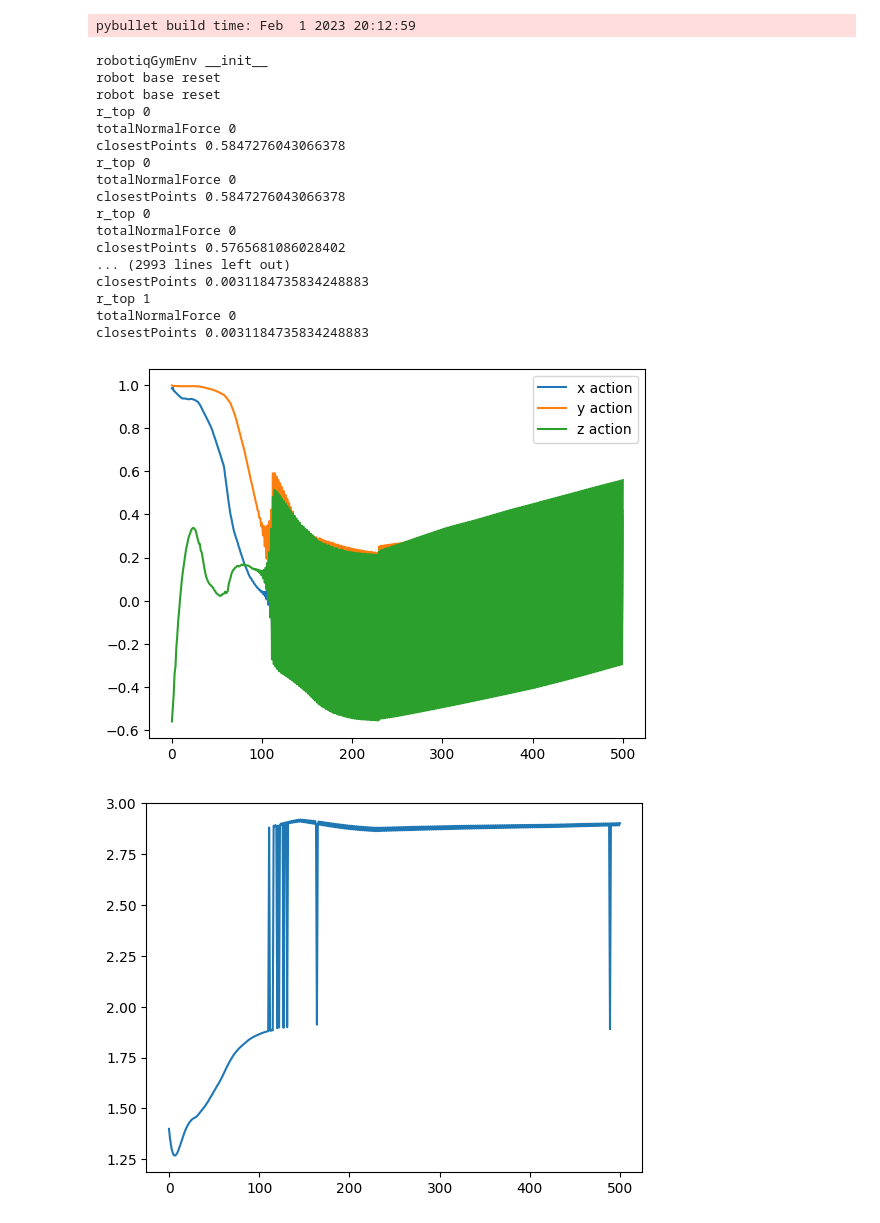
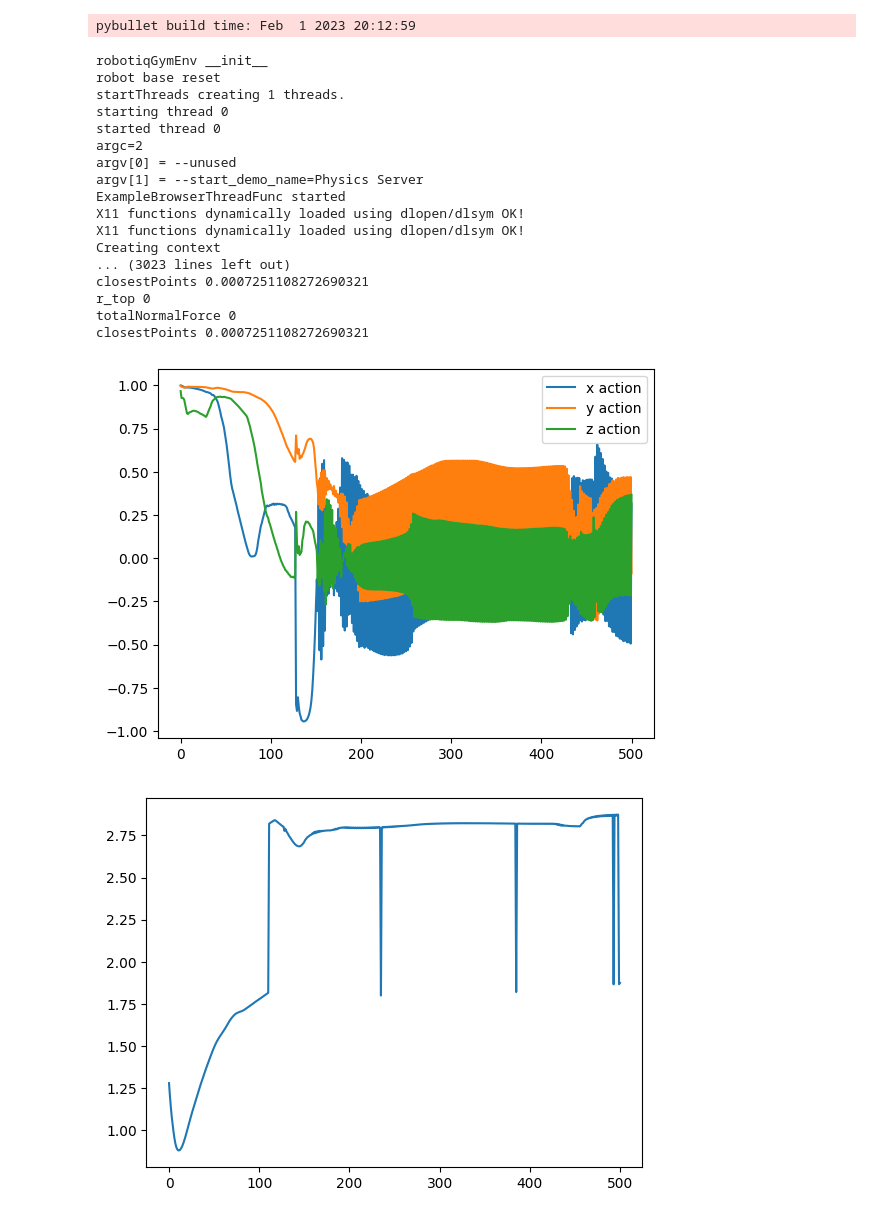
Before and after one commit to baha2r/Fanuc_Robotiq_Grasp, a Jupyter notebook: EnvDebug.ipynb, the cells around one changed output. Drawn from its saved outputs; the diff is of its cells as text; code cells hidden in the pictures.

Commit message:
model updated!

```diff
--- a/EnvDebug.ipynb
+++ b/EnvDebug.ipynb
@@ -22,9 +22,9 @@ from stable_baselines3.common.results_plotter import load_results, ts2xy
 
 def main():
 
-    env = robotiqGymEnv(records=False, renders=False, isDiscrete=False)
+    env = robotiqGymEnv(records=False, renders=True)
 
-    dir = "models/20230301-08:19PM_SAC_M1000/best_model.zip"
+    dir = "models/20230303-12:10AM_SAC_M1000_0.03/best_model.zip"
     model = SAC.load(dir)
 
     # mean_reward, std_reward = evaluate_policy(model, env, n_eval_episodes=10)
@@ -66,7 +66,7 @@ def main():
         targetyposition_ = np.append(targetyposition_ , p.getBasePositionAndOrientation(env.blockUid)[0][1] - 0.2)
         targetzposition_ = np.append(targetzposition_ , p.getBasePositionAndOrientation(env.blockUid)[0][2])
         closestpoint_ = np.append(closestpoint_ , p.getClosestPoints(env._robotiq.robotiqUid, env.blockUid, 100, -1, -1)[0][8])
-        # env.render()
+        env.render()
         # time.sleep(0.1)
 
 
@@ -77,45 +77,45 @@ def main():
 
     plt.figure()
     plt.plot(rewards_, label="reward")
 
     plt.figure()
     plt.plot(xposition_, label="x position")
     plt.plot(yposition_, label="y position")
     plt.plot(zposition_, label="z position")
 
     plt.plot(targetxposition_, label="target x position", linestyle='--')
     plt.plot(targetyposition_, label="target y position", linestyle='--')
     plt.plot(targetzposition_, label="target z position", linestyle='--')
     plt.legend()
 
     plt.figure()
     plt.plot(closestpoint_, label="closest distance")
     plt.plot(np.zeros(len(closestpoint_)), linestyle='--')
     plt.legend()
 
 
 
 
 if __name__ == "__main__":
   main()
 # %% [output]
 pybullet build time: Feb  1 2023 20:12:59
 robotiqGymEnv __init__
 robot base reset
-robot base reset
+startThreads creating 1 threads.
+starting thread 0
+started thread 0
+argc=2
+argv[0] = --unused
+argv[1] = --start_demo_name=Physics Server
+ExampleBrowserThreadFunc started
+X11 functions dynamically loaded using dlopen/dlsym OK!
+X11 functions dynamically loaded using dlopen/dlsym OK!
+Creating context
+... (3023 lines left out)
+closestPoints 0.0007251108272690321
 r_top 0
 totalNormalForce 0
-closestPoints 0.5847276043066378
-r_top 0
-totalNormalForce 0
-closestPoints 0.5847276043066378
-r_top 0
-totalNormalForce 0
-closestPoints 0.5765681086028402
-... (2993 lines left out)
-closestPoints 0.0031184735834248883
-r_top 1
-totalNormalForce 0
-closestPoints 0.0031184735834248883
+closestPoints 0.0007251108272690321
-[figure, old version]
+[figure, new version]
-[figure, old version]
+[figure, new version]
```
Also changed, not shown: parts of 1 cell of this notebook, 4 other files.
